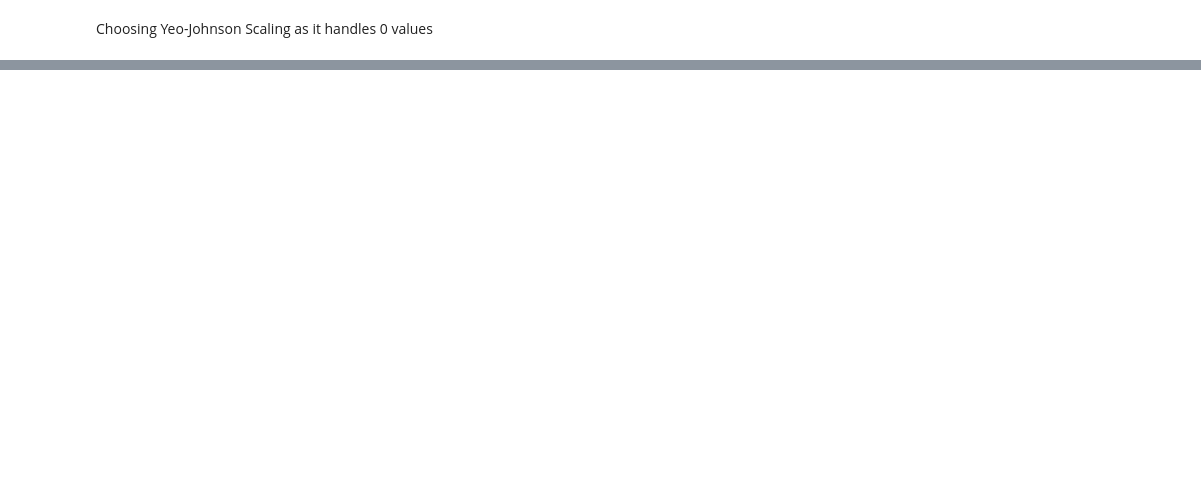
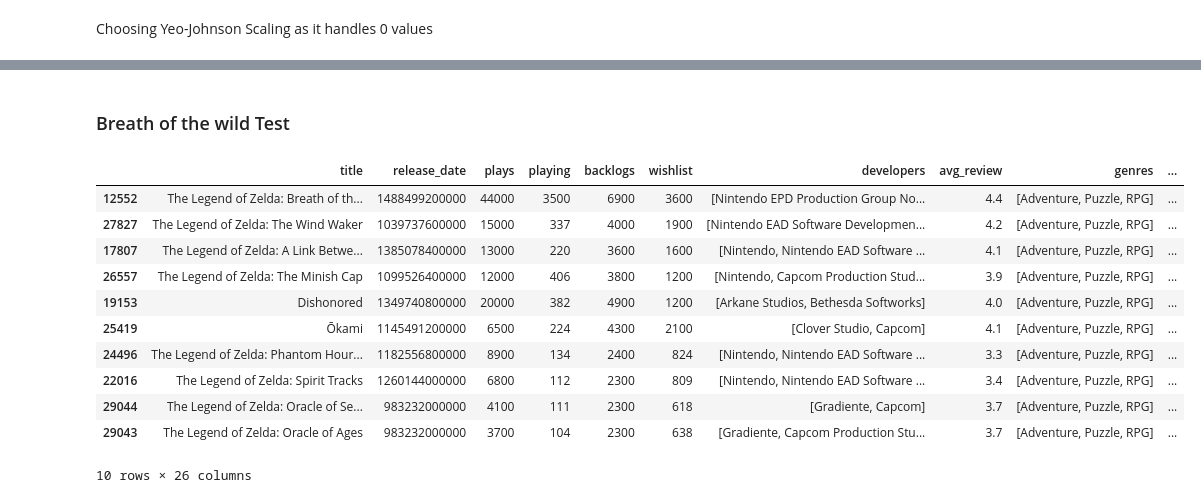
Before and after one commit to Ant-mel/legendary_game_recs, a Jupyter notebook: notebooks/baseline_model.ipynb, the cells around one changed output, grey strips where cells are left out. Saved outputs shown, nothing was run; the diff lists cells and outputs as text; code cells hidden in the pictures; blank space fills up the shorter version.

Commit message:
Finished baseline notebook, now to get onto NLP!

```diff
--- a/notebooks/baseline_model.ipynb
+++ b/notebooks/baseline_model.ipynb
@@ -164,0 +176,20 @@ transfomed_X_train[0].hist()
+# %%
+scaled_knn = KNeighborsRegressor(n_neighbors=10).fit(transfomed_X_train,
+                                                       y_train_baseline)
+# %% [markdown]
+### Breath of the wild Test
+# %%
+predict_baseline_model(12552, scaled_knn, final_data, transfomed_X_train)
+# %% [output]
+|  | title | release_date | plays | playing | backlogs | wishlist | developers | avg_review | genres | ... |
+| 12552 | The Legend of Zelda: Breath of th... | 1488499200000 | 44000 | 3500 | 6900 | 3600 | [Nintendo EPD Production Group No... | 4.4 | [Adventure, Puzzle, RPG] | ... |
+| 27827 | The Legend of Zelda: The Wind Waker | 1039737600000 | 15000 | 337 | 4000 | 1900 | [Nintendo EAD Software Developmen... | 4.2 | [Adventure, Puzzle, RPG] | ... |
+| 17807 | The Legend of Zelda: A Link Betwe... | 1385078400000 | 13000 | 220 | 3600 | 1600 | [Nintendo, Nintendo EAD Software ... | 4.1 | [Adventure, Puzzle, RPG] | ... |
+| 26557 | The Legend of Zelda: The Minish Cap | 1099526400000 | 12000 | 406 | 3800 | 1200 | [Nintendo, Capcom Production Stud... | 3.9 | [Adventure, Puzzle, RPG] | ... |
+| 19153 | Dishonored | 1349740800000 | 20000 | 382 | 4900 | 1200 | [Arkane Studios, Bethesda Softworks] | 4.0 | [Adventure, Puzzle, RPG] | ... |
+| 25419 | Ōkami | 1145491200000 | 6500 | 224 | 4300 | 2100 | [Clover Studio, Capcom] | 4.1 | [Adventure, Puzzle, RPG] | ... |
+| 24496 | The Legend of Zelda: Phantom Hour... | 1182556800000 | 8900 | 134 | 2400 | 824 | [Nintendo, Nintendo EAD Software ... | 3.3 | [Adventure, Puzzle, RPG] | ... |
+| 22016 | The Legend of Zelda: Spirit Tracks | 1260144000000 | 6800 | 112 | 2300 | 809 | [Nintendo, Nintendo EAD Software ... | 3.4 | [Adventure, Puzzle, RPG] | ... |
+| 29044 | The Legend of Zelda: Oracle of Se... | 983232000000 | 4100 | 111 | 2300 | 618 | [Gradiente, Capcom] | 3.7 | [Adventure, Puzzle, RPG] | ... |
+| 29043 | The Legend of Zelda: Oracle of Ages | 983232000000 | 3700 | 104 | 2300 | 638 | [Gradiente, Capcom Production Stu... | 3.7 | [Adventure, Puzzle, RPG] | ... |
+10 rows × 26 columns
```
Also changed, not shown: parts of 11 cells of this notebook.
